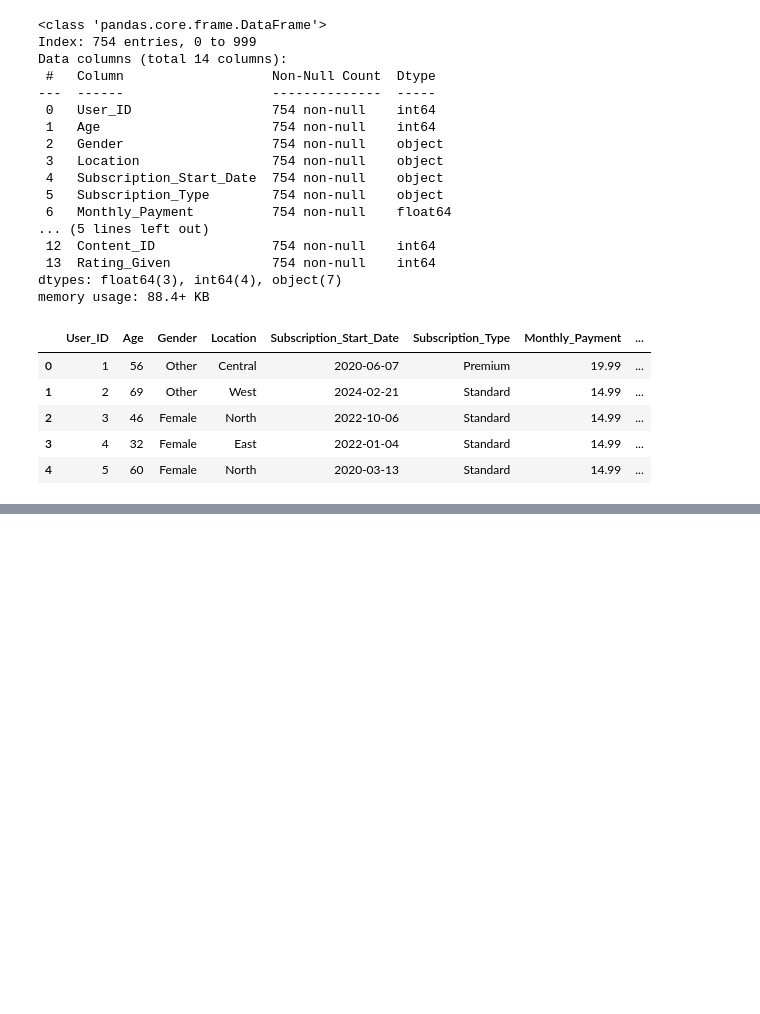
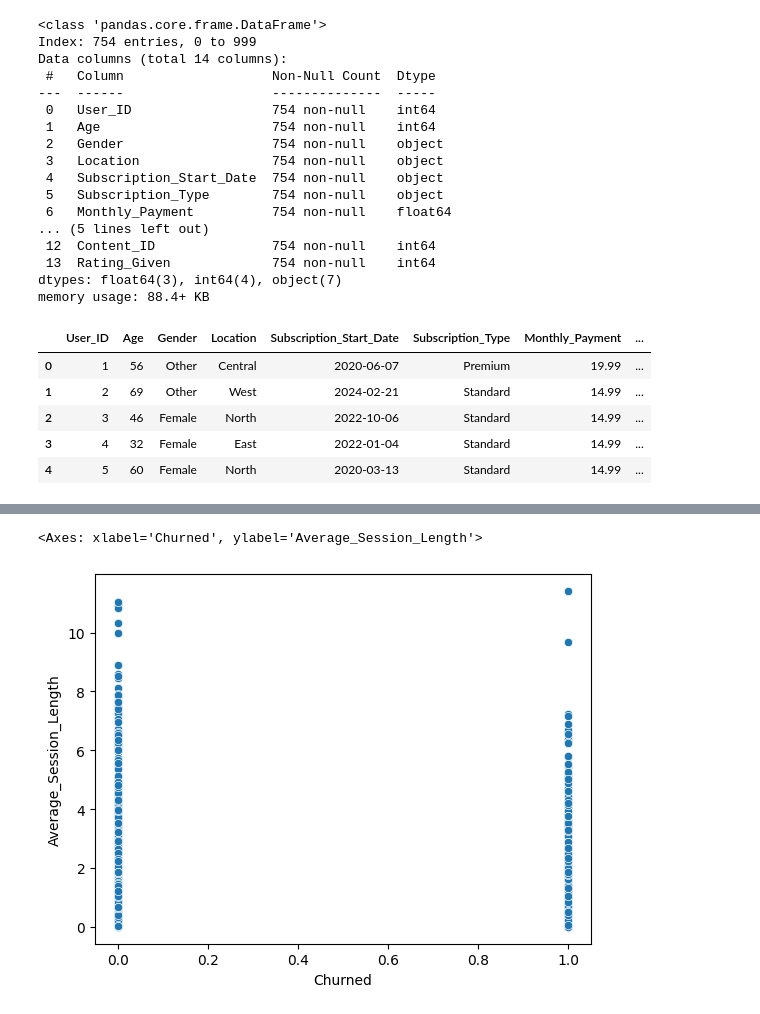
Before and after one commit to Tiffany-tianfei/StudyNotes, a Jupyter notebook: assignment-1.ipynb, the cells around one changed output, grey strips where cells are left out. Cells and saved outputs as stored; diff of their text form; code cells hidden in the pictures; blank space fills up the shorter version.

```diff
--- a/assignment-1.ipynb
+++ b/assignment-1.ipynb
@@ -201,0 +257,5 @@ plt.show()
+# %%
+sns.scatterplot(x='Churned', y='Average_Session_Length', data=df)
+# %% [output]
+<Axes: xlabel='Churned', ylabel='Average_Session_Length'>
+[figure, added]
```
Also changed, not shown: parts of 14 cells of this notebook.
